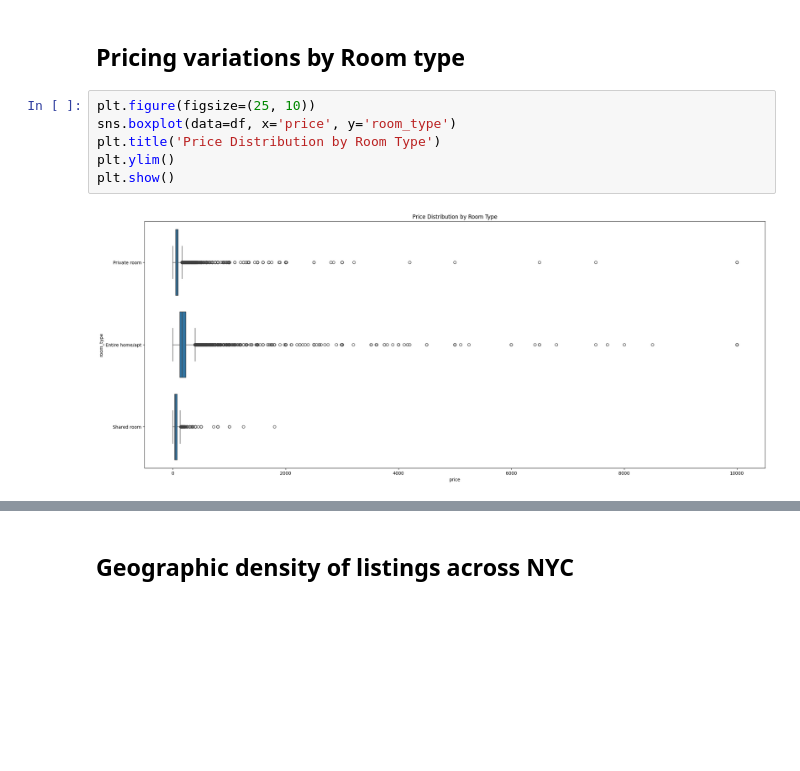
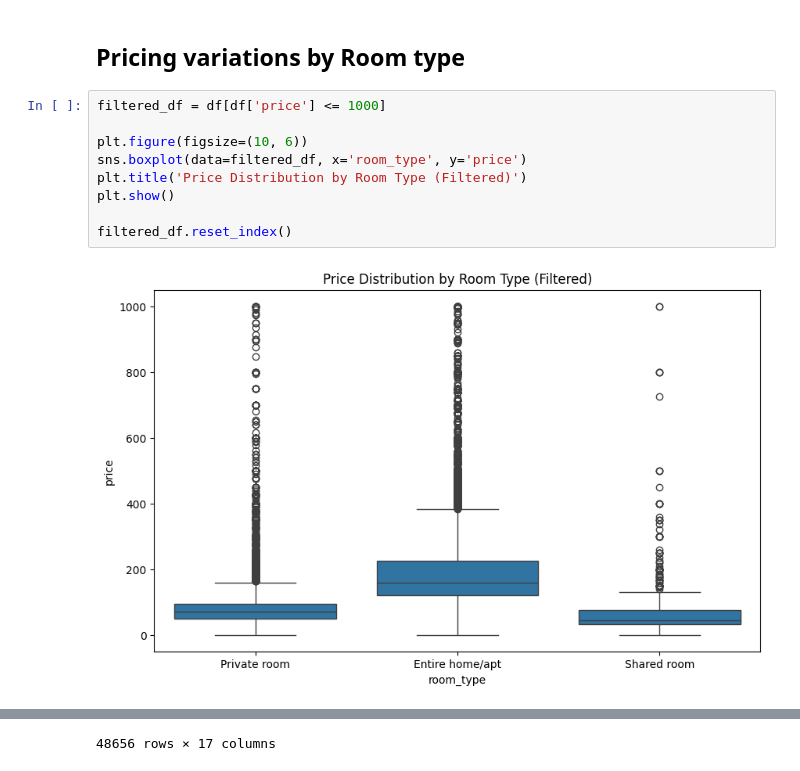
Before and after one commit to msalaverri/machine-learning-python-msalaverri, a Jupyter notebook: src/explore.ipynb, the cells around one changed output, grey strips where cells are left out. Drawn from its saved outputs; the diff is of its cells as text; blank space fills up the shorter version.

```diff
--- a/src/explore.ipynb
+++ b/src/explore.ipynb
@@ -216,10 +216,13 @@ room_dist.reset_index()
 # %% [markdown]
 ## Pricing variations by Room type
 # %%
-plt.figure(figsize=(25, 10))
-sns.boxplot(data=df, x='price', y='room_type')
-plt.title('Price Distribution by Room Type')
-plt.ylim()
+filtered_df = df[df['price'] <= 1000]
+
+plt.figure(figsize=(10, 6))
+sns.boxplot(data=filtered_df, x='room_type', y='price')
+plt.title('Price Distribution by Room Type (Filtered)')
 plt.show()
+
+filtered_df.reset_index()
 # %% [output]
-[figure, old version]
+[figure, new version]
@@ -226,2 +241 @@ plt.show()
+48656 rows × 17 columns
-# %% [markdown]
-## Geographic density of listings across NYC
```
Also changed, not shown: parts of 6 cells of this notebook.
